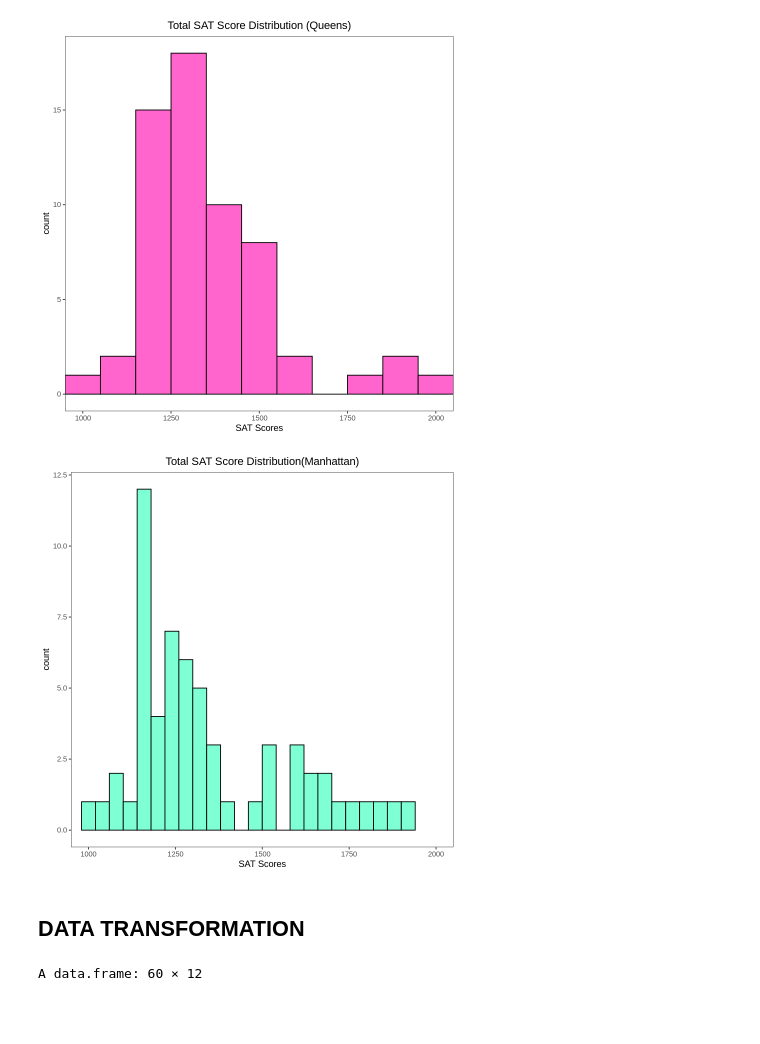
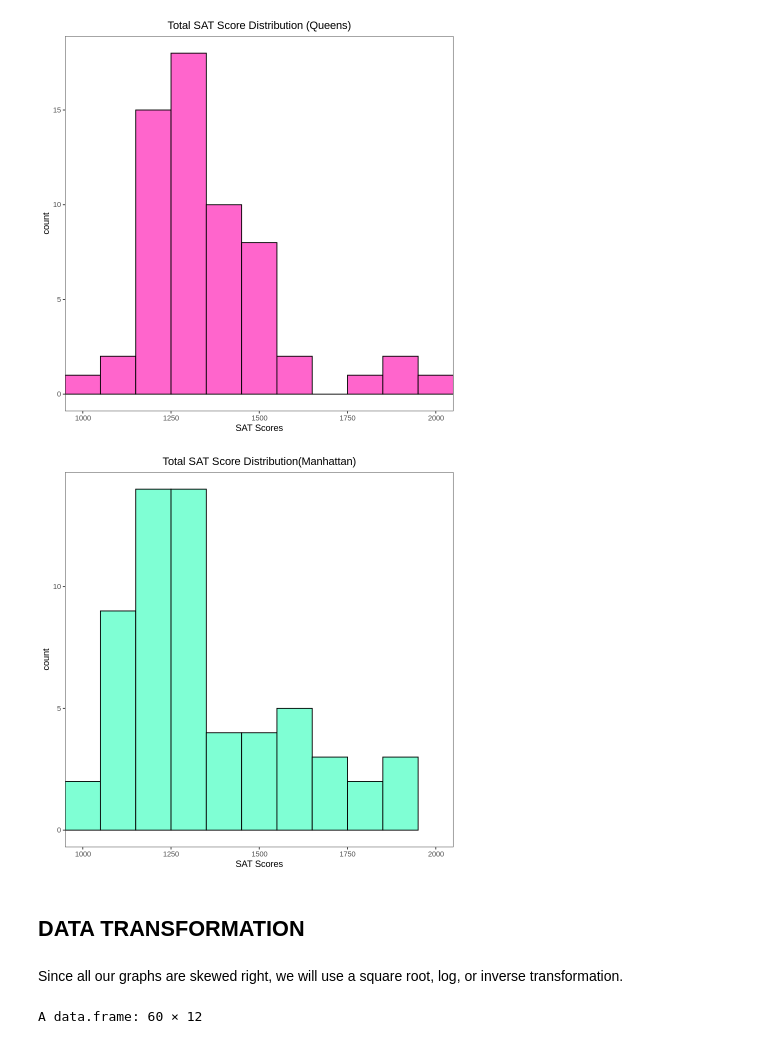
Before and after one commit to cann-emma/R, a Jupyter notebook: ANOVA_SAT_Score_by_NYCBorough.ipynb, the cells around one changed output. Drawn from its saved outputs; the diff is of its cells as text; code cells hidden in the pictures; blank space fills up the shorter version.

```diff
--- a/ANOVA_SAT_Score_by_NYCBorough.ipynb
+++ b/ANOVA_SAT_Score_by_NYCBorough.ipynb
@@ -191,11 +256,14 @@ ggplot(data = scores_wide) + geom_histogram(aes(x = Queens.total_SAT),color = "b
 # %% [output]
 [figure]
 # %%
-ggplot(data = scores_wide) + geom_histogram(aes(x = Manhattan.total_SAT),color = "black", fill = "aquamarine", binwidth = 40) + xlab("SAT Scores") + coord_cartesian(xlim=c(1000,2000)) +ggtitle("Total SAT Score Distribution(Manhattan)") + theme_bw() + theme(panel.grid = element_blank(), plot.title = element_text(hjust = 0.5))
+ggplot(data = scores_wide) + geom_histogram(aes(x = Manhattan.total_SAT),color = "black", fill = "aquamarine", binwidth = 100) + xlab("SAT Scores") + coord_cartesian(xlim=c(1000,2000)) +ggtitle("Total SAT Score Distribution(Manhattan)") + theme_bw() + theme(panel.grid = element_blank(), plot.title = element_text(hjust = 0.5))
+# Skewed Right
 # %% [output]
-[figure, old version]
+[figure, new version]
 # %% [markdown]
 ## DATA TRANSFORMATION
+# %% [markdown]
+Since all our graphs are skewed right, we will use a square root, log, or inverse transformation.
 # %%
 Square_dat= scores_wide%>%mutate(Bronx_rt= sqrt(Bronx.total_SAT), Manhattan_rt= sqrt(Manhattan.total_SAT), Queens_rt= sqrt(Queens.total_SAT),Brooklyn_rt= sqrt(Brooklyn.total_SAT))
 # %%
```
Also changed, not shown: parts of 21 cells of this notebook.
